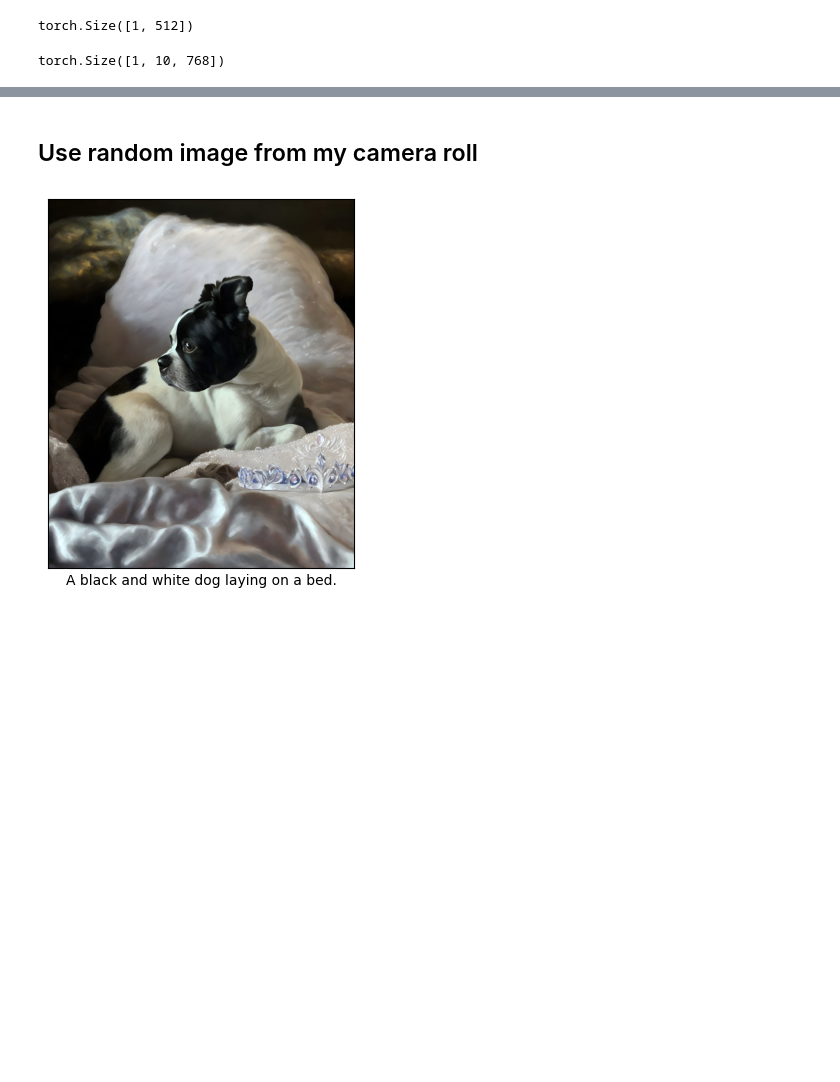
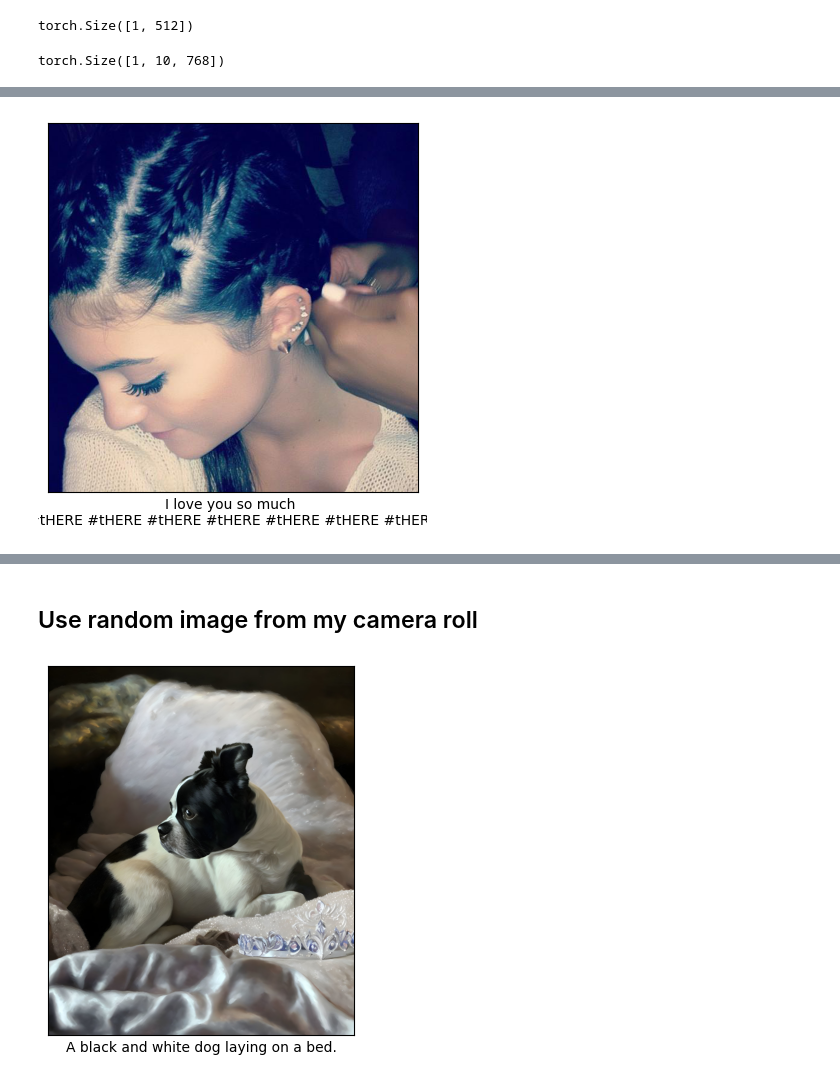
Before and after one commit to olafbrah/ClipCap-for-Instagram-Captioning, a Jupyter notebook: test_pretrained/mlp_inference_demo.ipynb, the cells around one changed output, grey strips where cells are left out. Drawn from its saved outputs; the diff is of its cells as text; code cells hidden in the pictures; blank space fills up the shorter version.

```diff
--- a/test_pretrained/mlp_inference_demo.ipynb
+++ b/test_pretrained/mlp_inference_demo.ipynb
@@ -163,2 +240,7 @@ model.load_state_dict(torch.load("coco_weights.pt", map_location=CPU))
 model = model.eval()
 model = model.to(device)
+# %%
+model_finetuned = ClipCaptionModel(prefix_length)
+model_finetuned.load_state_dict(torch.load("base_weights.pt", map_location=CPU), strict=False)
+model_finetuned = model_finetuned.eval()
+model_finetuned = model_finetuned.to(device)
@@ -208,6 +297,8 @@ prefix_embedding.shape
 torch.Size([1, 10, 768])
 # %%
 generated_text = generate2(model, tokenizer, embed=prefix_embedding)
+generated_text_finetuned = generate2(model_finetuned, tokenizer, embed=prefix_embedding)
+generated_text_finetuned_prompt = generate2(model_finetuned_prompted, tokenizer, embed=prefix_embedding)
 # %%
 plt.imshow(pil_image)
 plt.yticks([])
@@ -218,0 +310,8 @@ plt.show()
+# %%
+plt.imshow(pil_image)
+plt.yticks([])
+plt.xticks([])
+plt.xlabel(generated_text_finetuned)
+plt.show()
+# %% [output]
+[figure, added]
```
Also changed, not shown: parts of 9 cells of this notebook.
